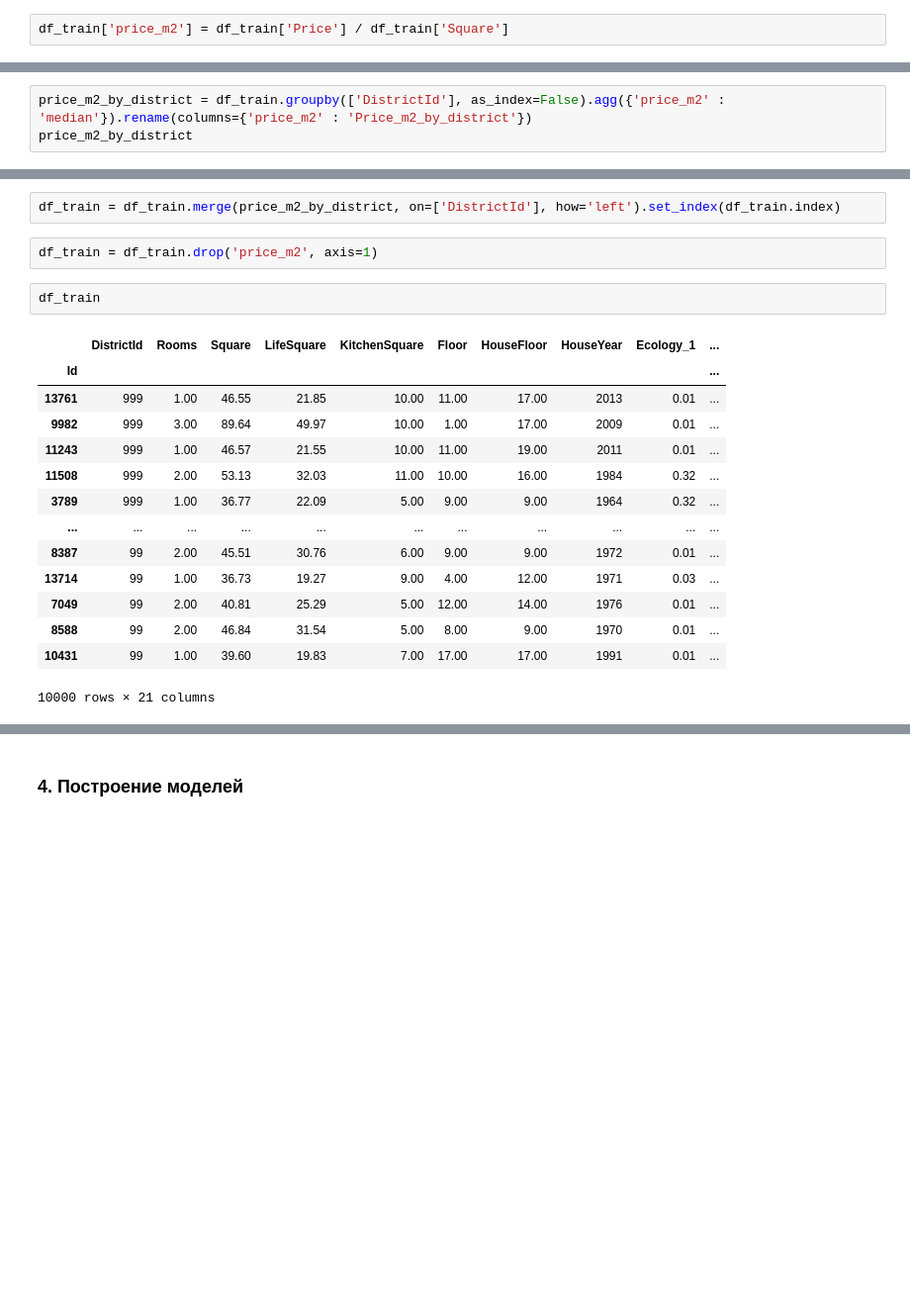
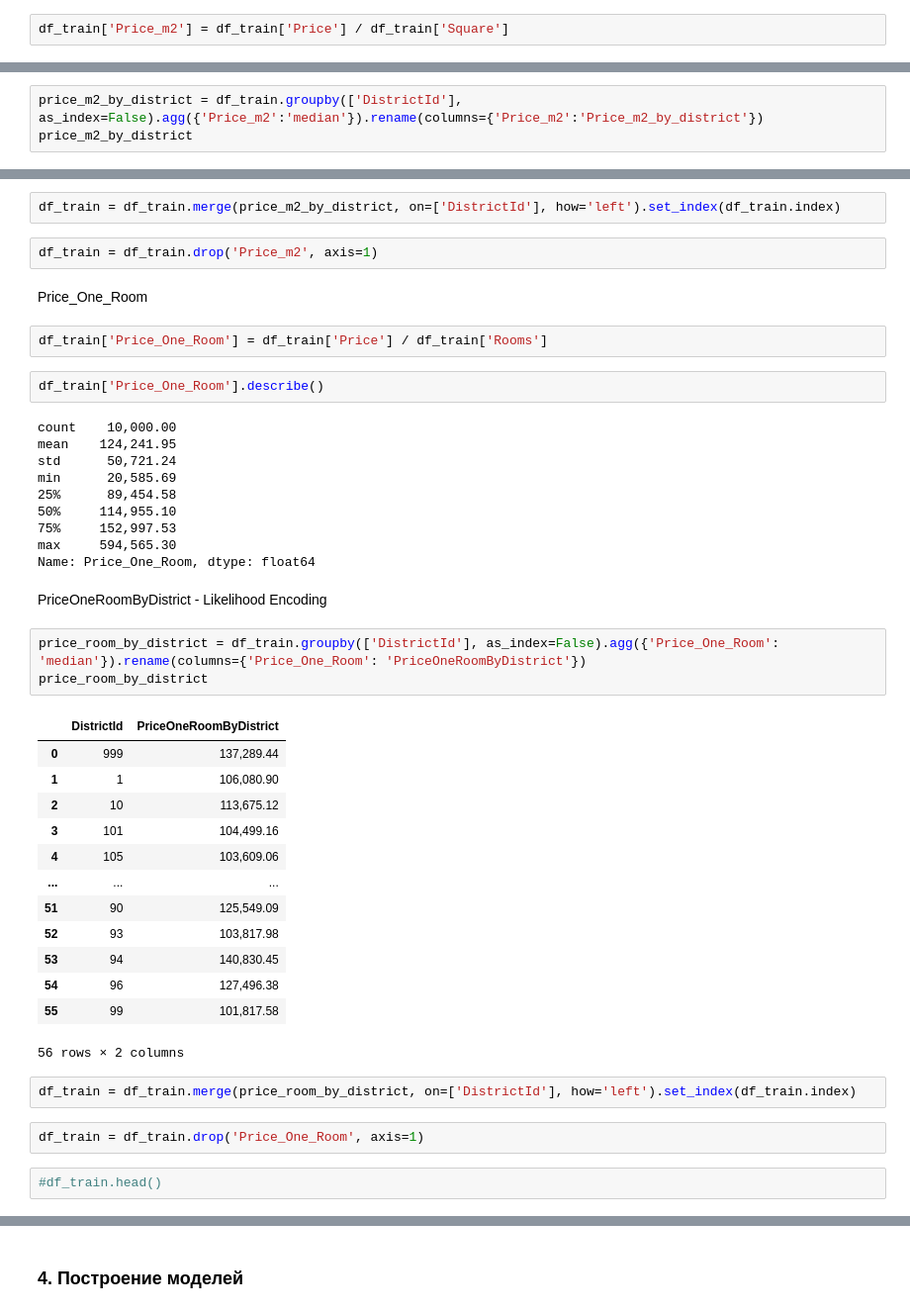
Before and after one commit to alvlagus/Python_for_Data_Science, a Jupyter notebook: Course_project/gusev_solution.ipynb, the cells around one changed output, grey strips where cells are left out. Shown at 99% size. Saved outputs shown, nothing was run; the diff lists cells and outputs as text; blank space fills up the shorter version.

```diff
--- a/Course_project/gusev_solution.ipynb
+++ b/Course_project/gusev_solution.ipynb
@@ -775,3 +775,3 @@ df_train.head()
 # %%
-df_train['price_m2'] = df_train['Price'] / df_train['Square']
+df_train['Price_m2'] = df_train['Price'] / df_train['Square']
 # %% [markdown]
@@ -779,5 +779,5 @@ df_train['price_m2'] = df_train['Price'] / df_train['Square']
 # %%
-price_m2_by_district = df_train.groupby(['DistrictId'], as_index=False).agg({'price_m2' : 'median'}).rename(columns={'price_m2' : 'Price_m2_by_district'})
+price_m2_by_district = df_train.groupby(['DistrictId'], as_index=False).agg({'Price_m2':'median'}).rename(columns={'Price_m2':'Price_m2_by_district'})
 price_m2_by_district
 # %% [output]
 |  | DistrictId | Price_m2_by_district |
@@ -796,21 +796,45 @@ price_m2_by_district
 # %%
 df_train = df_train.merge(price_m2_by_district, on=['DistrictId'], how='left').set_index(df_train.index)
 # %%
-df_train = df_train.drop('price_m2', axis=1)
+df_train = df_train.drop('Price_m2', axis=1)
+# %% [markdown]
+Price_One_Room
+# %%
+df_train['Price_One_Room'] = df_train['Price'] / df_train['Rooms']
 # %%
-df_train
+df_train['Price_One_Room'].describe()
 # %% [output]
-|  | DistrictId | Rooms | Square | LifeSquare | KitchenSquare | Floor | HouseFloor | HouseYear | Ecology_1 | ... |
-| Id |  |  |  |  |  |  |  |  |  | ... |
-| 13761 | 999 | 1.00 | 46.55 | 21.85 | 10.00 | 11.00 | 17.00 | 2013 | 0.01 | ... |
-| 9982 | 999 | 3.00 | 89.64 | 49.97 | 10.00 | 1.00 | 17.00 | 2009 | 0.01 | ... |
-| 11243 | 999 | 1.00 | 46.57 | 21.55 | 10.00 | 11.00 | 19.00 | 2011 | 0.01 | ... |
-| 11508 | 999 | 2.00 | 53.13 | 32.03 | 11.00 | 10.00 | 16.00 | 1984 | 0.32 | ... |
-| 3789 | 999 | 1.00 | 36.77 | 22.09 | 5.00 | 9.00 | 9.00 | 1964 | 0.32 | ... |
-| ... | ... | ... | ... | ... | ... | ... | ... | ... | ... | ... |
-| 8387 | 99 | 2.00 | 45.51 | 30.76 | 6.00 | 9.00 | 9.00 | 1972 | 0.01 | ... |
-| 13714 | 99 | 1.00 | 36.73 | 19.27 | 9.00 | 4.00 | 12.00 | 1971 | 0.03 | ... |
-| 7049 | 99 | 2.00 | 40.81 | 25.29 | 5.00 | 12.00 | 14.00 | 1976 | 0.01 | ... |
-| 8588 | 99 | 2.00 | 46.84 | 31.54 | 5.00 | 8.00 | 9.00 | 1970 | 0.01 | ... |
-| 10431 | 99 | 1.00 | 39.60 | 19.83 | 7.00 | 17.00 | 17.00 | 1991 | 0.01 | ... |
-10000 rows × 21 columns
+count    10,000.00
+mean    124,241.95
+std      50,721.24
+min      20,585.69
+25%      89,454.58
+50%     114,955.10
+75%     152,997.53
+max     594,565.30
+Name: Price_One_Room, dtype: float64
+# %% [markdown]
+PriceOneRoomByDistrict - Likelihood Encoding
+# %%
+price_room_by_district = df_train.groupby(['DistrictId'], as_index=False).agg({'Price_One_Room': 'median'}).rename(columns={'Price_One_Room': 'PriceOneRoomByDistrict'})
+price_room_by_district
+# %% [output]
+|  | DistrictId | PriceOneRoomByDistrict |
+| 0 | 999 | 137,289.44 |
+| 1 | 1 | 106,080.90 |
+| 2 | 10 | 113,675.12 |
+| 3 | 101 | 104,499.16 |
+| 4 | 105 | 103,609.06 |
+| ... | ... | ... |
+| 51 | 90 | 125,549.09 |
+| 52 | 93 | 103,817.98 |
+| 53 | 94 | 140,830.45 |
+| 54 | 96 | 127,496.38 |
+| 55 | 99 | 101,817.58 |
+56 rows × 2 columns
+# %%
+df_train = df_train.merge(price_room_by_district, on=['DistrictId'], how='left').set_index(df_train.index)
+# %%
+df_train = df_train.drop('Price_One_Room', axis=1)
+# %%
+#df_train.head()
```
Also changed, not shown: parts of 30 cells of this notebook.
